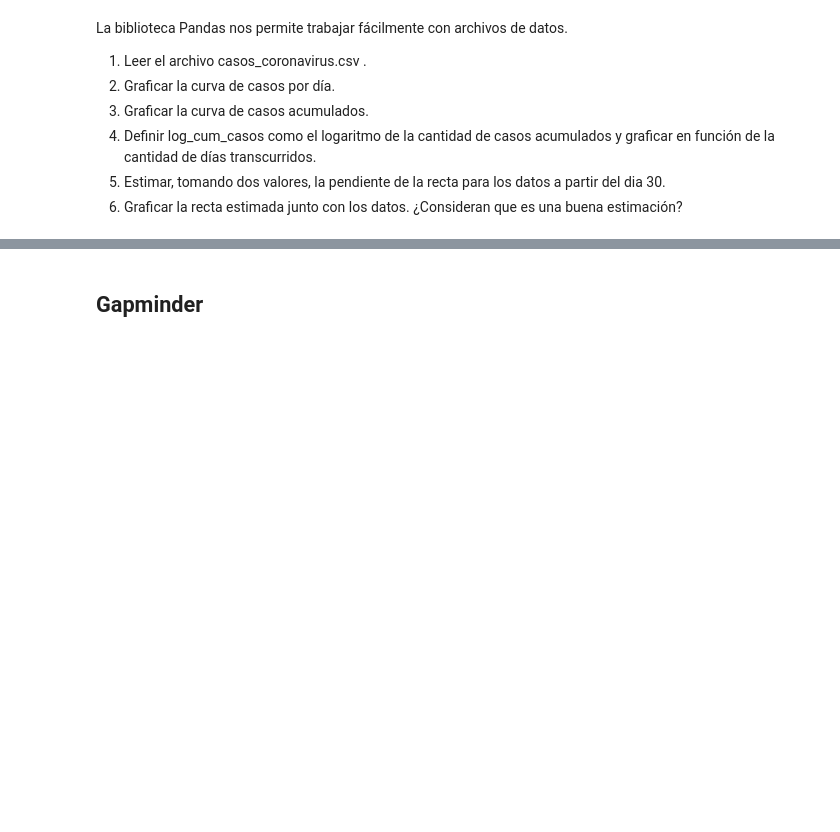
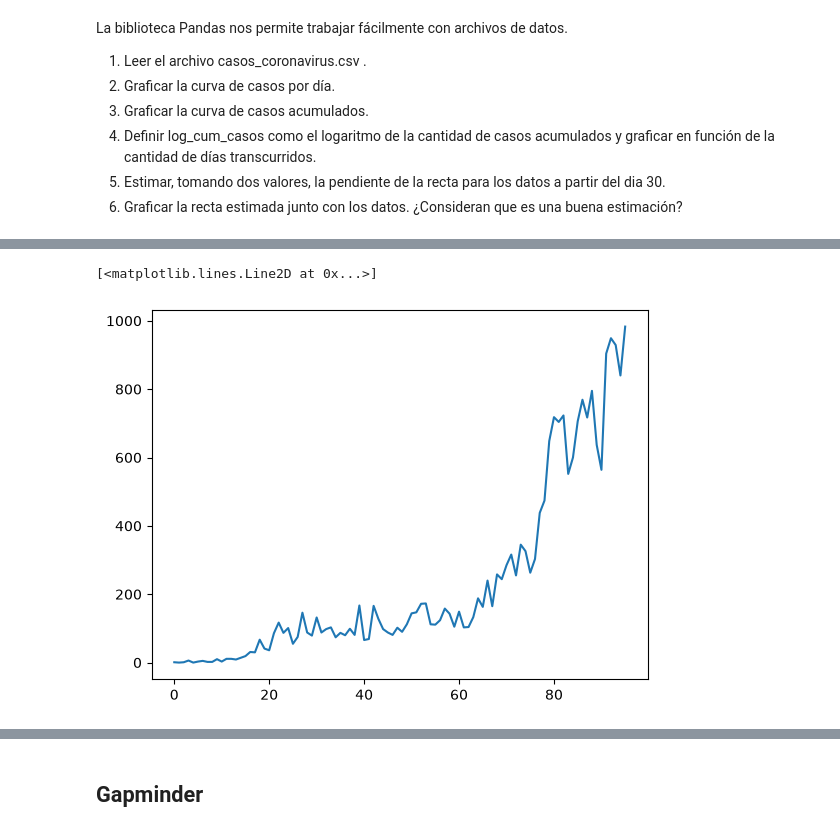
Before and after one commit to franamato/laboratorio-de-datos-1c2026, a Jupyter notebook: ldd-clase02-estadisticaDescriptiva.ipynb, the cells around one changed output, grey strips where cells are left out. Saved outputs shown, nothing was run; the diff lists cells and outputs as text; code cells hidden in the pictures; blank space fills up the shorter version.

```diff
--- a/ldd-clase02-estadisticaDescriptiva.ipynb
+++ b/ldd-clase02-estadisticaDescriptiva.ipynb
@@ -375,4 +466,7 @@ plt.plot(casos)  # No es tan bueno para manejar los ticks de fechas
 # %%
-casos = ???.reset_index(drop = True)  # Reseteamos índices para ver mejor el gráfico y estimar mejor la pendiente.
+casos = df.reset_index(drop = True)  # Reseteamos índices para ver mejor el gráfico y estimar mejor la pendiente.
 plt.plot(casos)
+# %% [output]
+[<matplotlib.lines.Line2D at 0x...>]
+[figure, added]
 # %%
```
Also changed, not shown: parts of 90 cells of this notebook.
